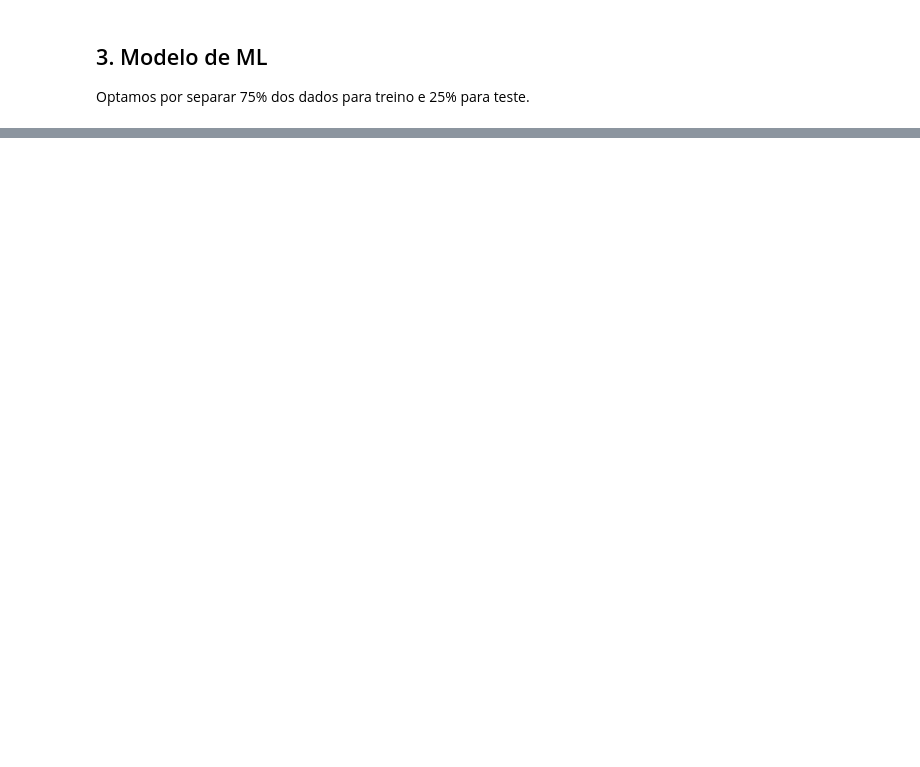
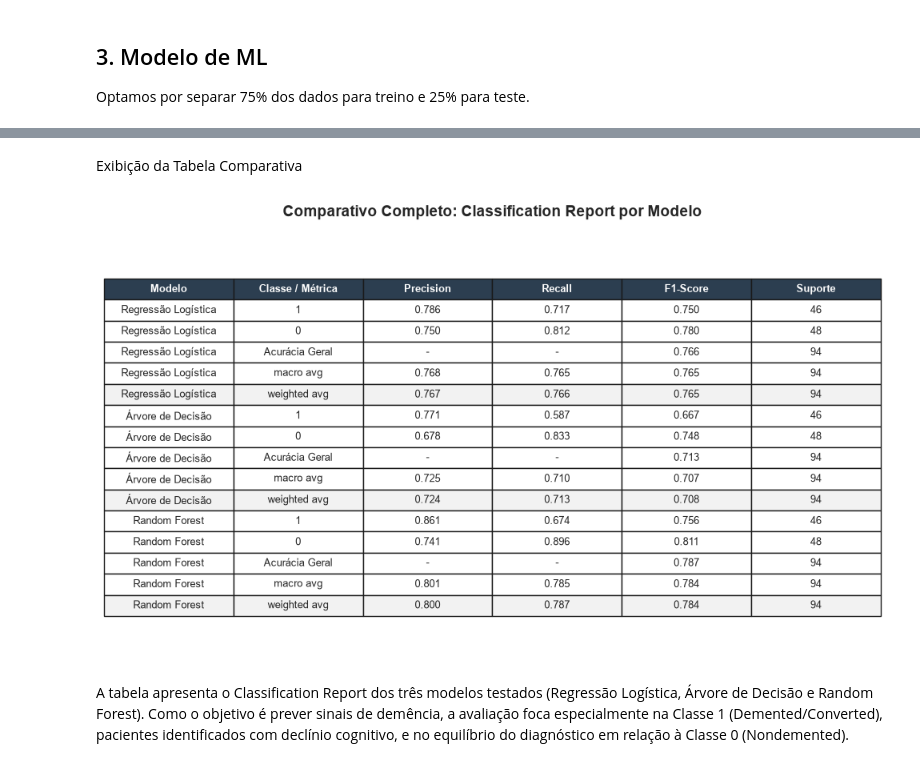
Before and after one commit to Squad-Nina-da-Hora/wmc-desafio-previsao-demencia, a Jupyter notebook: analise.ipynb, the cells around one changed output, grey strips where cells are left out. Saved outputs shown, nothing was run; the diff lists cells and outputs as text; code cells hidden in the pictures; blank space fills up the shorter version.

Commit message:
feat: adiciona tabela comparativa estilizada e modelos da pergunta 2

```diff
--- a/analise.ipynb
+++ b/analise.ipynb
@@ -315,0 +518,66 @@ print(f'Tamanho do conjunto de teste: {X_test_scaled.shape[0]} amostras')
+# %% [markdown]
+Exibição da Tabela Comparativa
+# %%
+import matplotlib.pyplot as plt
+from sklearn.metrics import classification_report
+
+# 1. Estruturação dos dados conforme o Classification Report completo
+linhas_tabela = []
+
+for nome_modelo, modelo in modelos.items():
+    # Treina e prediz
+    modelo.fit(X_train_scaled, y_train)
+    y_pred = modelo.predict(X_test_scaled)
+
+    # Gera o relatório em formato de dicionário
+    report = classification_report(y_test, y_pred, output_dict=True)
+
+    # Classe 1 (Demented/Converted)
+    linhas_tabela.append([nome_modelo, "1", f"{report['1']['precision']:.3f}", f"{report['1']['recall']:.3f}", f"{report['1']['f1-score']:.3f}", str(int(report['1']['support']))])
+
+    # Classe 0 (Nondemented)
+    linhas_tabela.append([nome_modelo, "0", f"{report['0']['precision']:.3f}", f"{report['0']['recall']:.3f}", f"{report['0']['f1-score']:.3f}", str(int(report['0']['support']))])
+
+    # Acurácia Geral
+    linhas_tabela.append([nome_modelo, "Acurácia Geral", "-", "-", f"{report['accuracy']:.3f}", str(int(report['macro avg']['support']))])
+
+    # Macro Avg
+    linhas_tabela.append([nome_modelo, "macro avg", f"{report['macro avg']['precision']:.3f}", f"{report['macro avg']['recall']:.3f}", f"{report['macro avg']['f1-score']:.3f}", str(int(report['macro avg']['support']))])
+
+    # Weighted Avg
+    linhas_tabela.append([nome_modelo, "weighted avg", f"{report['weighted avg']['precision']:.3f}", f"{report['weighted avg']['recall']:.3f}", f"{report['weighted avg']['f1-score']:.3f}", str(int(report['weighted avg']['support']))])
+
+# 2. Configuração do Gráfico da Tabela Matplotlib
+colunas = ["Modelo", "Classe / Métrica", "Precision", "Recall", "F1-Score", "Suporte"]
+
+fig, ax = plt.subplots(figsize=(10, 6))
+ax.axis('off')
+
+# Desenha a tabela no matplotlib
+table = ax.table(
+    cellText=linhas_tabela,
+    colLabels=colunas,
+    cellLoc='center',
+    loc='center'
+)
+
+# Ajuste visual das células
+table.scale(1.2, 1.4)
+
+# Estilização do cabeçalho e linhas divisórias (exatamente igual ao exemplo)
+for (row, col), cell in table.get_celld().items():
+    if row == 0:
+        # Destacar o cabeçalho em azul escuro e texto em negrito
+        cell.set_text_props(weight='bold', color='white')
+        cell.set_facecolor('#2c3e50')
+    elif row % 5 == 0:
+        # Linha divisória suave entre os modelos
+        cell.set_facecolor('#f2f2f2')
+
+plt.title("Comparativo Completo: Classification Report por Modelo", fontsize=14, fontweight='bold', pad=20)
+plt.tight_layout()
+plt.show()
+# %% [output]
+[figure, added]
+# %% [markdown]
+A tabela apresenta o Classification Report dos três modelos testados (Regressão Logística, Árvore de Decisão e Random Forest). Como o objetivo é prever sinais de demência, a avaliação foca especialmente na Classe 1 (Demented/Converted), pacientes identificados com declínio cognitivo, e no equilíbrio do diagnóstico em relação à Classe 0 (Nondemented).
```
Also changed, not shown: parts of 28 cells of this notebook.
